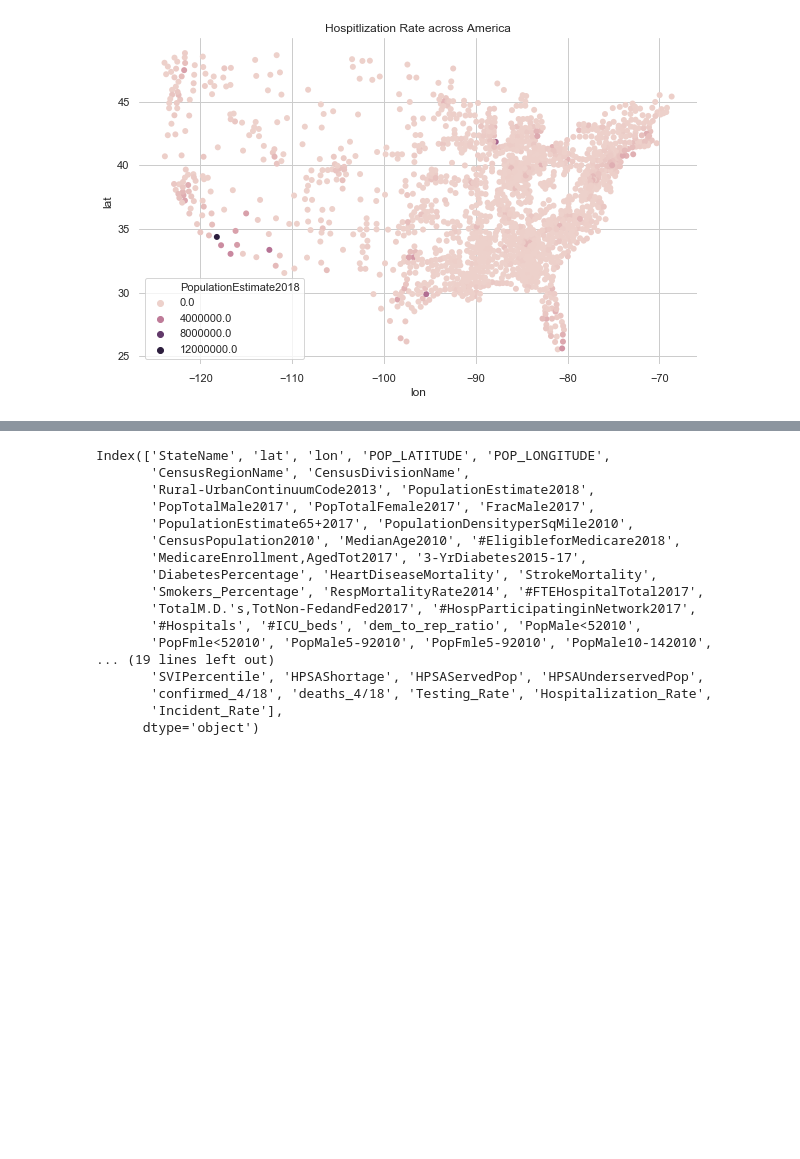
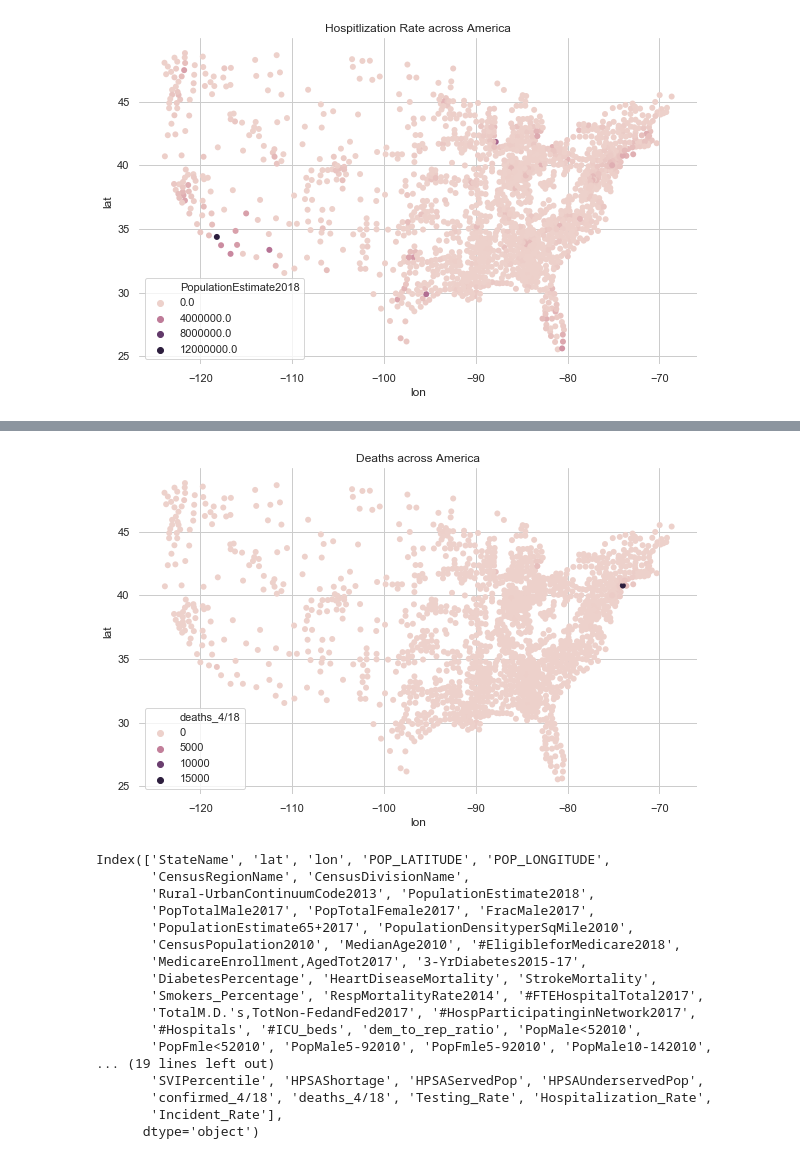
Before and after one commit to pc-1998/COVID-19-Project, a Jupyter notebook: data100-final-project/final_project.ipynb, the cells around one changed output, grey strips where cells are left out. Drawn from its saved outputs; the diff is of its cells as text; code cells hidden in the pictures; blank space fills up the shorter version.

```diff
--- a/data100-final-project/final_project.ipynb
+++ b/data100-final-project/final_project.ipynb
@@ -232,13 +234,15 @@ plt.title('Hospitlization Rate across America');
 # %%
 f, ax = plt.subplots(figsize=(10, 6))
 sns.despine(f, left=True, bottom=True)
 sns.despine(f, left=True, bottom=True)
 #ax.set(ylim=(0, 30000))
 sns.scatterplot(x="lon", y="lat",
-                hue='PopulationEstimate2018',
+                hue='deaths_4/18',
                 sizes=(1, 5), linewidth=0,
                 data=mapMedicalImpact, ax=ax)
-plt.title('Hospitlization Rate across America');
+plt.title('Deaths across America');
+# %% [output]
+[figure, added]
 # %%
 wanted_data.columns
 # %% [output]
```
Also changed, not shown: parts of 2 cells of this notebook.
